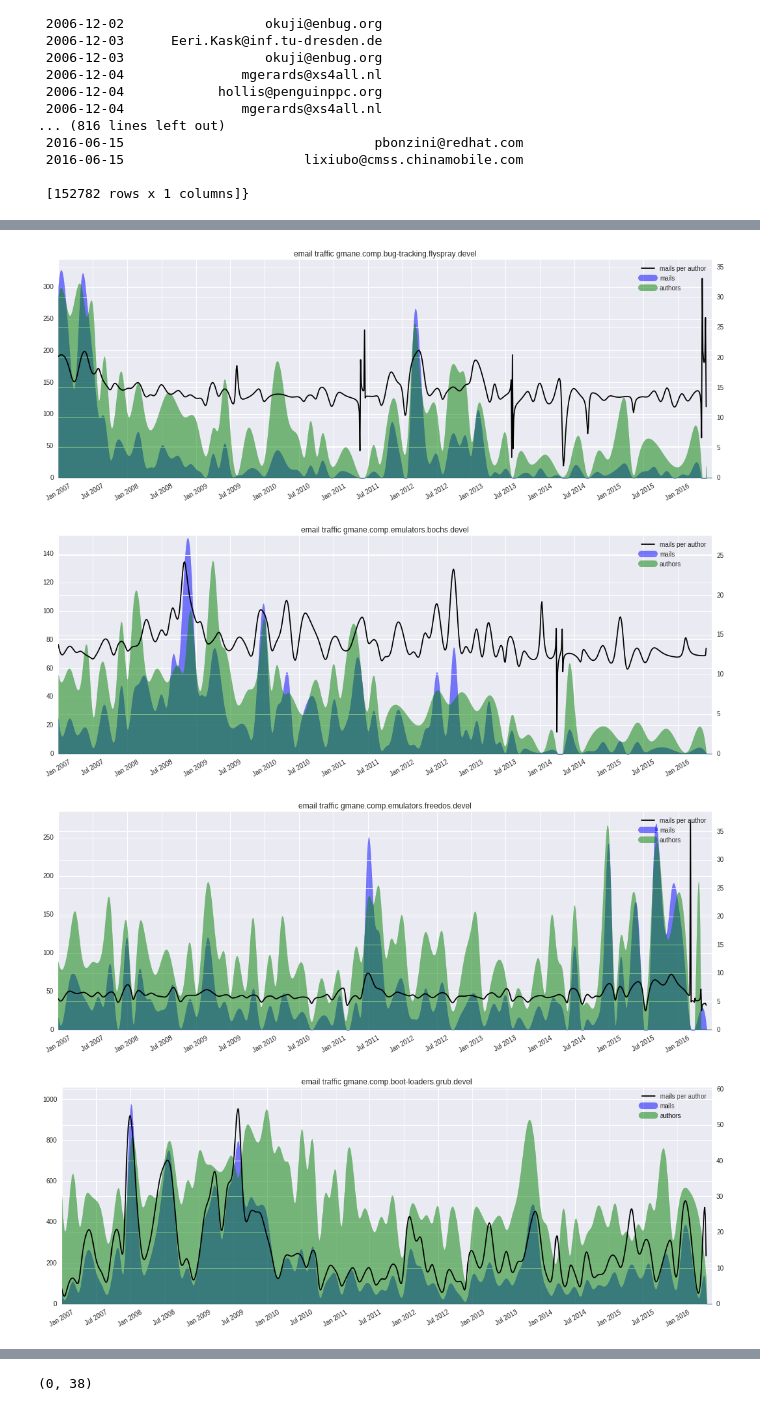
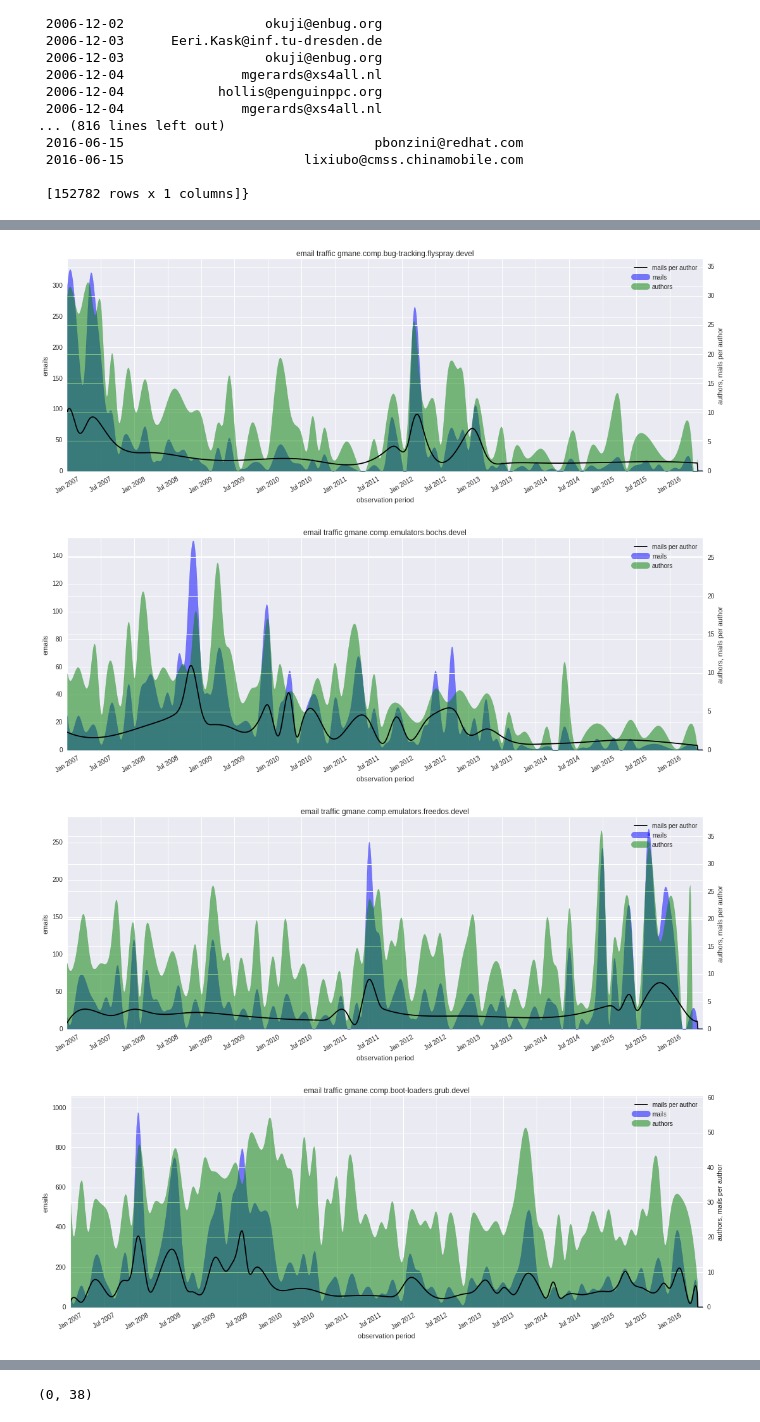
Before and after one commit to zormit/oss-innovation, a Jupyter notebook: email_desi.ipynb, the cells around one changed output, grey strips where cells are left out. Cells and saved outputs as stored; diff of their text form; code cells hidden in the pictures.

Commit message:
mails_per_author: fit to authors axis; add axis labels

```diff
--- a/email_desi.ipynb
+++ b/email_desi.ipynb
@@ -144,7 +144,7 @@ observation_period =  pd.date_range(start_date, end_date, freq='M').to_period(fr
 i=0
 for project in emails.keys():
 
-    # step 1: generate data
+    # step 1: compute data
     p_emails = pd.DataFrame(emails[project])
 
     mails_per_month = p_emails.to_period(freq='M').from_address.groupby(level=0).count()
@@ -161,32 +161,38 @@ for project in emails.keys():
             authors_per_month.loc[name, 'n_authors'] = n_authors
     authors_per_month = authors_per_month.n_authors
 
-    # step 2: plot data
+    mails_per_author = mails_per_month.astype('float')/authors_per_month.astype('float')
+    mails_per_author = mails_per_author.fillna(0)
+
+    # step 2: visualize data
     n = len(mails_per_month)
     samples = 1000
 
     fn_mpm = UnivariateSpline(range(n), mails_per_month, ext='zeros')
     fn_apm = UnivariateSpline(range(n), authors_per_month, ext='zeros')
+    fn_mpa = UnivariateSpline(range(n), mails_per_author, ext='zeros')
 
     fig, ax_m = plt.subplots(1)
     fig.set_size_inches((18, 6))
     ax_a = ax_m.twinx()
-    ax_amp = ax_m.twinx()
 
     x = np.linspace(0, n, samples)
     ax_m.fill_between(x, 0, fn_mpm(x), color='blue', alpha=0.5)
     ax_a.fill_between(x, 0, fn_apm(x), color='green', alpha=0.5)
-    ax_amp.plot(x, fn_mpm(x)/fn_apm(x), color='black', label='mails per author')
+    ax_a.plot(x, fn_mpa(x), color='black', label='mails per author')
 
-    plt.plot([], [], color='blue', linewidth=10, alpha=0.5, label='mails') # dummy for legend
-    plt.plot([], [], color='green', linewidth=10, alpha=0.5, label='authors') # dummy for legend
-
-    ax_amp.yaxis.set_ticks([])
+    # dummies for legend, cf. http://stackoverflow.com/a/24196785/841681
+    plt.plot([], [], color='blue', linewidth=10, alpha=0.5, label='mails')
+    plt.plot([], [], color='green', linewidth=10, alpha=0.5, label='authors')
 
     ax_m.set_xlim(0, n)
     ax_m.set_ylim(0, max(mails_per_month) + 0.1 * max(mails_per_month))
     ax_a.set_ylim(0, max(authors_per_month) + 0.1 * max(authors_per_month))
     ax_m.xaxis.set_ticks(np.linspace(0, n - 1, 8)[1:-1])
+
+    ax_m.set_ylabel('emails')
+    ax_m.set_xlabel('observation period')
+    ax_a.set_ylabel('authors, mails per author')
 
     def formatter(x, p):
         if x >= len(mails_per_month.index):
@@ -220,4 +226,4 @@ of squared residuals does not satisfy the condition abs(fp-s)/s < tol.
-[figure, old version]
+[figure, new version]
-[figure, old version]
+[figure, new version]
-[figure, old version]
+[figure, new version]
-[figure, old version]
+[figure, new version]
```
Also changed, not shown: parts of 1 cell of this notebook.
